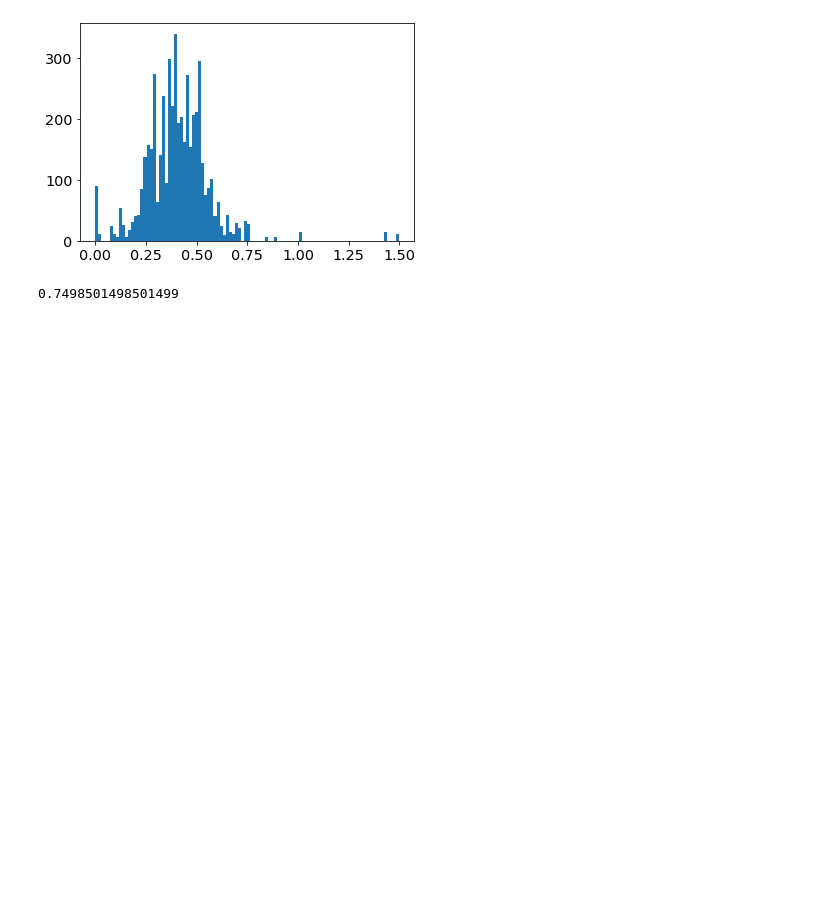
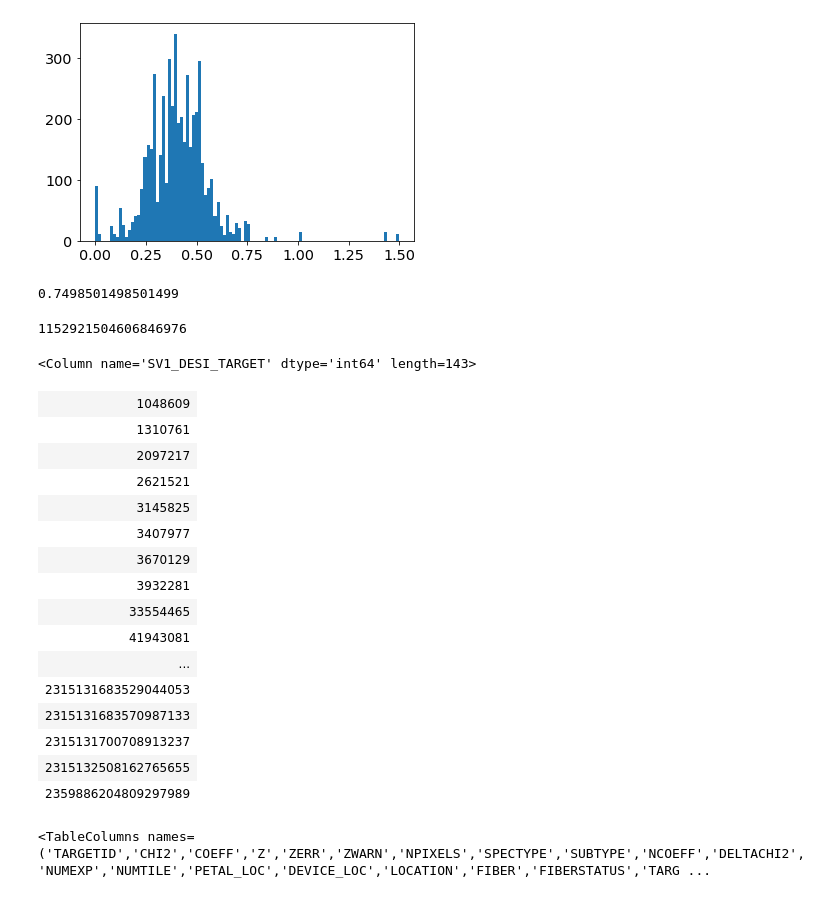
Before and after one commit to desihub/LSS, a Jupyter notebook: Sandbox/use_zcat.ipynb, the cells around one changed output. Drawn from its saved outputs; the diff is of its cells as text; code cells hidden in the pictures; blank space fills up the shorter version.

```diff
--- a/Sandbox/use_zcat.ipynb
+++ b/Sandbox/use_zcat.ipynb
@@ -163,0 +169,24 @@ len(tf[wz])/len(tf[wt])
+# %%
+targetmask.desi_mask['BGS_ANY']
+# %% [output]
+1152921504606846976
+# %%
+np.unique(tf['SV1_DESI_TARGET'])
+# %% [output]
+<Column name='SV1_DESI_TARGET' dtype='int64' length=143>
+| 1048609 |
+| 1310761 |
+| 2097217 |
+| 2621521 |
+| 3145825 |
+| 3407977 |
+| 3670129 |
+| 3932281 |
+| 33554465 |
+| 41943081 |
+| ... |
+| 2315131683529044053 |
+| 2315131683570987133 |
+| 2315131700708913237 |
+| 2315132508162765655 |
+| 2359886204809297989 |
@@ -163,0 +195,4 @@ len(tf[wz])/len(tf[wt])
+# %%
+tf.columns
+# %% [output]
+<TableColumns names=('TARGETID','CHI2','COEFF','Z','ZERR','ZWARN','NPIXELS','SPECTYPE','SUBTYPE','NCOEFF','DELTACHI2','NUMEXP','NUMTILE','PETAL_LOC','DEVICE_LOC','LOCATION','FIBER','FIBERSTATUS','TARG ...
```
Also changed, not shown: parts of 10 cells of this notebook.
